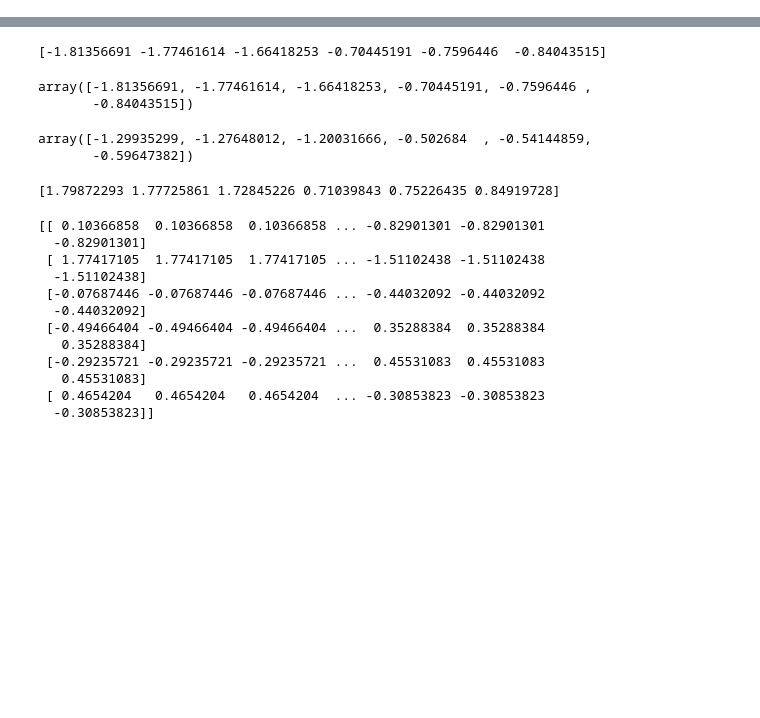
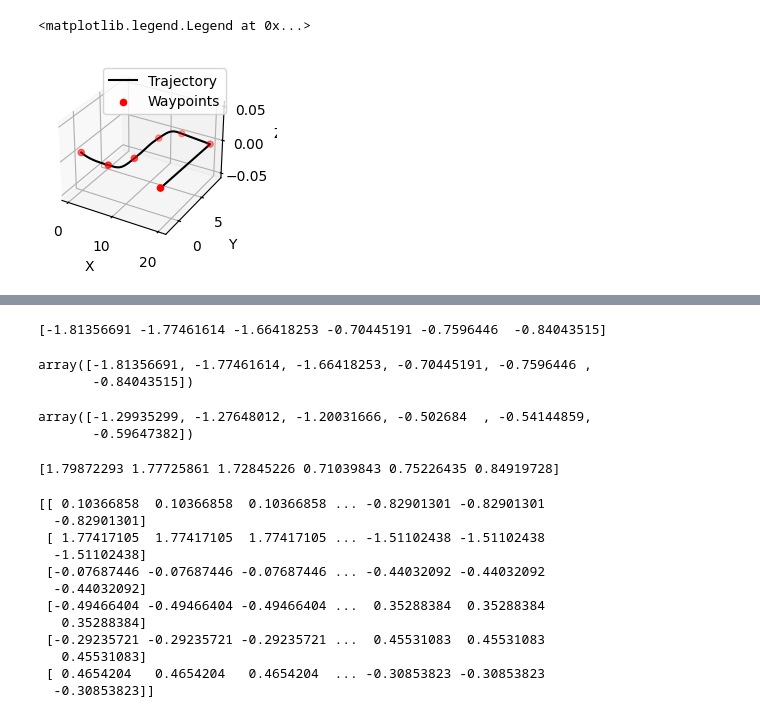
Before and after one commit to micahkc/cp_reach, a Jupyter notebook: cp_reach/examples/Quadrotor_example.ipynb, the cells around one changed output, grey strips where cells are left out. Drawn from its saved outputs; the diff is of its cells as text; code cells hidden in the pictures; blank space fills up the shorter version.

```diff
--- a/cp_reach/examples/Quadrotor_example.ipynb
+++ b/cp_reach/examples/Quadrotor_example.ipynb
@@ -18,3 +80,16 @@ ref = cp_reach.sim.multirotor_plan.traj_3()
+# %%
+ref = cp_reach.sim.multirotor_plan.traj_3()
+fig = plt.figure(figsize=(3, 2.4))  # smaller figure
+ax = fig.add_subplot(111, projection="3d")
+ax.plot(ref["x"], ref["y"], ref["z"], "k-", label="Trajectory")
+ax.scatter(*zip(*pos), c="r", label="Waypoints")
+ax.set_xlabel("X")
+ax.set_ylabel("Y")
+ax.set_zlabel("Z")
+ax.legend()
+# %% [output]
+<matplotlib.legend.Legend at 0x...>
+[figure, added]
 # %%
 np.savez("ref_traj.npz", **ref)
 # %%
```
Also changed, not shown: parts of 5 cells of this notebook, 13 other files.
